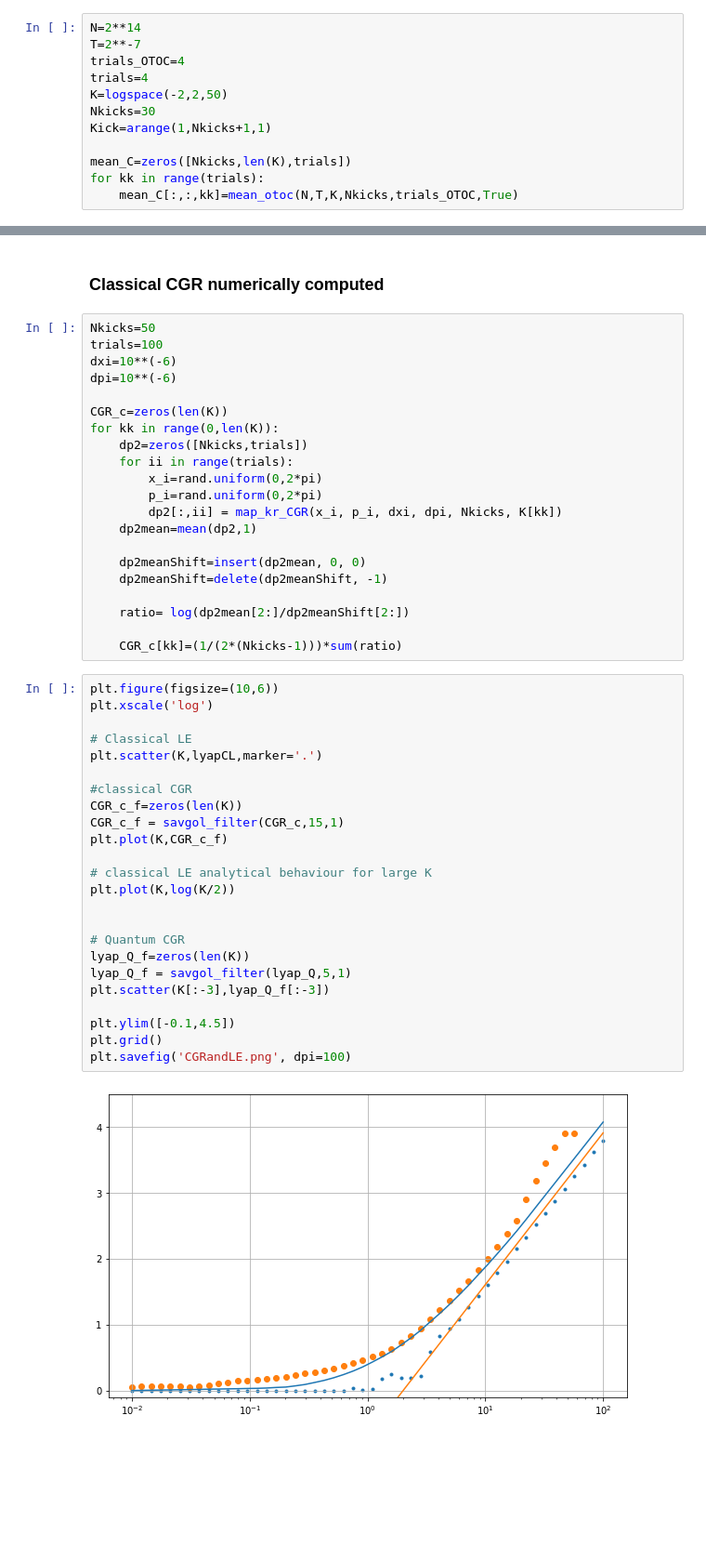
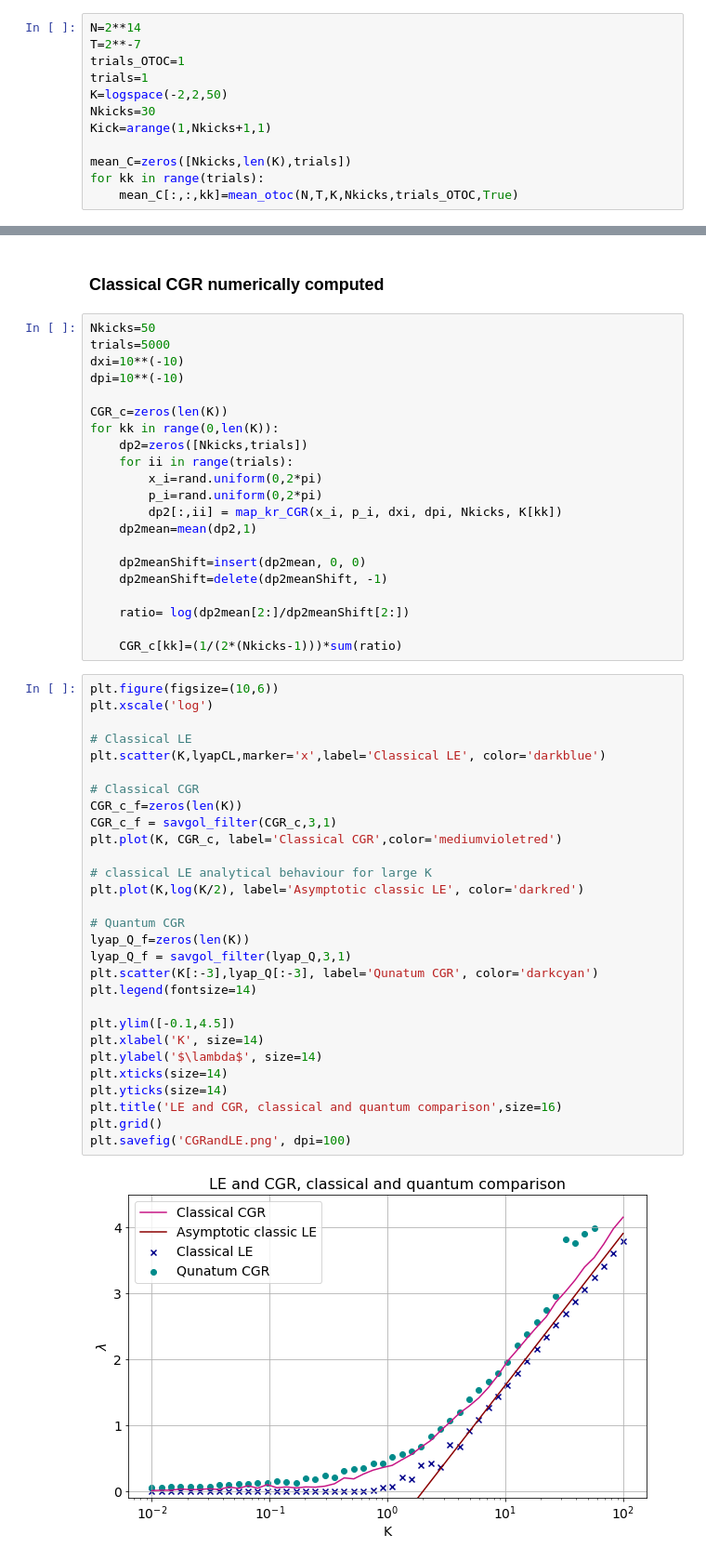
Before and after one commit to CleliaCorridori/OTOC-growth-rate-and-Lyapunov-Exponent-to-inspect-classical-and-quantum-chaos, a Jupyter notebook: CGRandLE.ipynb, the cells around one changed output, grey strips where cells are left out. Shown: that part at 93% size. Drawn from its saved outputs; the diff is of its cells as text; blank space fills up the shorter version.

```diff
--- a/CGRandLE.ipynb
+++ b/CGRandLE.ipynb
@@ -15,8 +16,8 @@ from LYAPfunc import *
 # %%
 N=2**14
 T=2**-7
-trials_OTOC=4
-trials=4
+trials_OTOC=1
+trials=1
 K=logspace(-2,2,50)
 Nkicks=30
 Kick=arange(1,Nkicks+1,1)
@@ -72,9 +86,9 @@ for kk in range(0,len(K)):
 ### Classical CGR numerically computed
 # %%
 Nkicks=50
-trials=100
-dxi=10**(-6)
-dpi=10**(-6)
+trials=5000
+dxi=10**(-10)
+dpi=10**(-10)
 
 CGR_c=zeros(len(K))
 for kk in range(0,len(K)):
@@ -94,26 +108,31 @@ for kk in range(0,len(K)):
 # %%
 plt.figure(figsize=(10,6))
 plt.xscale('log')
 
 # Classical LE
-plt.scatter(K,lyapCL,marker='.')
+plt.scatter(K,lyapCL,marker='x',label='Classical LE', color='darkblue')
 
-#classical CGR
+# Classical CGR
 CGR_c_f=zeros(len(K))
-CGR_c_f = savgol_filter(CGR_c,15,1)
-plt.plot(K,CGR_c_f)
+CGR_c_f = savgol_filter(CGR_c,3,1)
+plt.plot(K, CGR_c, label='Classical CGR',color='mediumvioletred')
 
 # classical LE analytical behaviour for large K
-plt.plot(K,log(K/2))
-
+plt.plot(K,log(K/2), label='Asymptotic classic LE', color='darkred')
 
 # Quantum CGR
 lyap_Q_f=zeros(len(K))
-lyap_Q_f = savgol_filter(lyap_Q,5,1)
-plt.scatter(K[:-3],lyap_Q_f[:-3])
+lyap_Q_f = savgol_filter(lyap_Q,3,1)
+plt.scatter(K[:-3],lyap_Q[:-3], label='Qunatum CGR', color='darkcyan')
+plt.legend(fontsize=14)
 
 plt.ylim([-0.1,4.5])
+plt.xlabel('K', size=14)
+plt.ylabel('$\lambda$', size=14)
+plt.xticks(size=14)
+plt.yticks(size=14)
+plt.title('LE and CGR, classical and quantum comparison',size=16)
 plt.grid()
 plt.savefig('CGRandLE.png', dpi=100)
 # %% [output]
-[figure, old version]
+[figure, new version]
```
Also changed, not shown: parts of 6 cells of this notebook, 4 other files.
